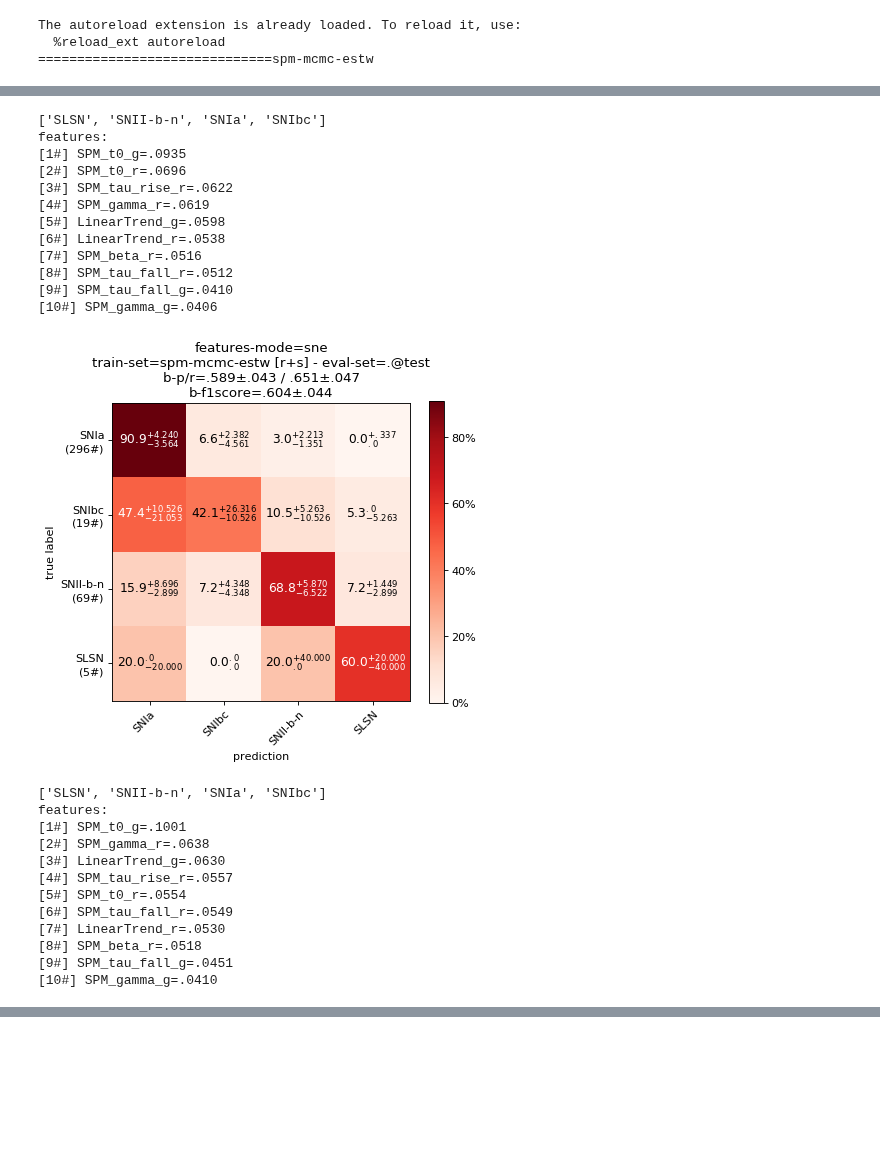
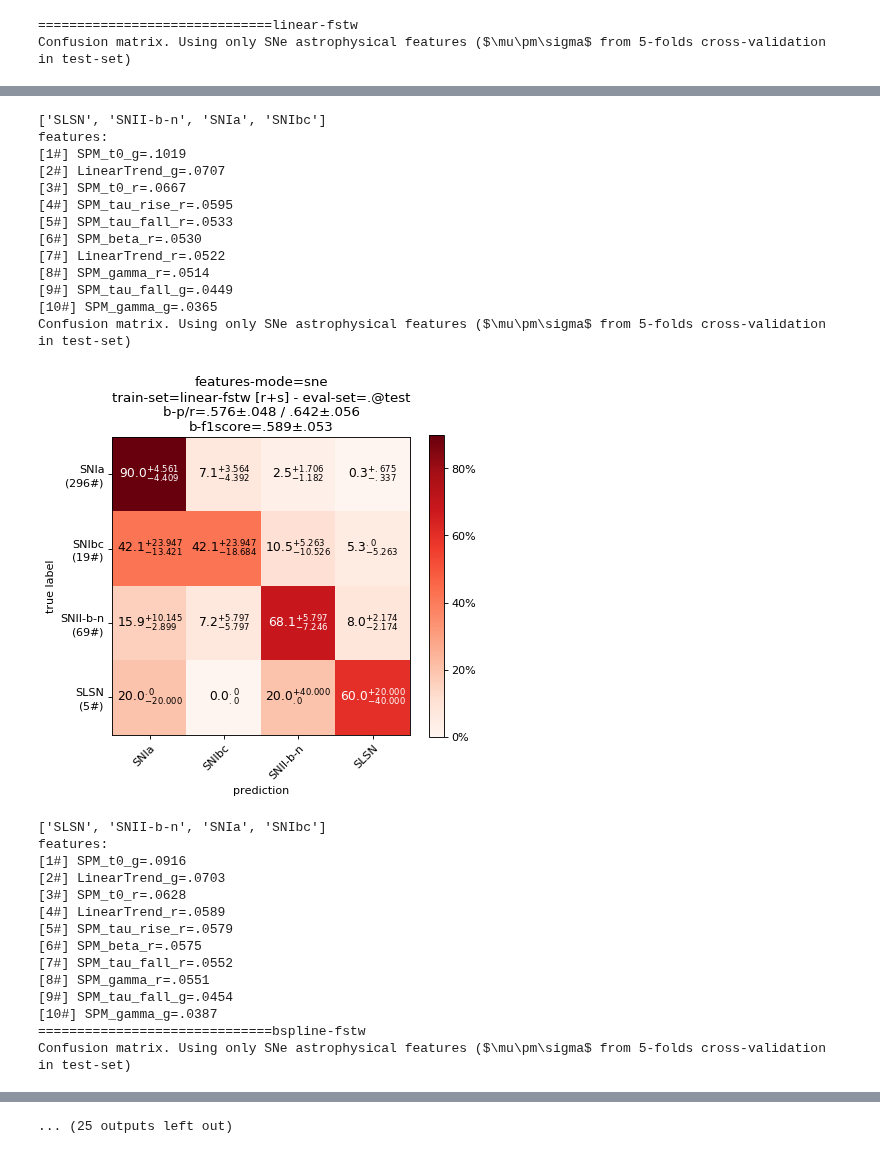
Before and after one commit to opimentel-github/astro-lightcurves-fats, a Jupyter notebook: experiments/metrics_results.ipynb, the cells around one changed output, grey strips where cells are left out. Drawn from its saved outputs; the diff is of its cells as text; code cells hidden in the pictures; blank space fills up the shorter version.

```diff
--- a/experiments/metrics_results.ipynb
+++ b/experiments/metrics_results.ipynb
@@ -13,6 +13,18 @@ import matplotlib.pyplot as plt
 from flamingchoripan.datascience.xerror import XError
 from IPython.display import display
 
+def get_kf_text(set_name, kf):
+    if kf=='.':
+        return f'($\\mu\\pm\\sigma$ from 5-folds cross-validation in {set_name}-set)'
+    else:
+        return f'($\\mu\\pm\\sigma$ from {kf} k-fold in {set_name}-set)'
+
+def get_mode_text(mode):
+    if mode=='sne':
+        return f'Using only SNe astrophysical features'
+    else:
+        return f'Using all SNe astrophysical features'
+
 mode = 'sne' # sne all
 methods = [
     'linear-fstw',
@@ -22,7 +34,7 @@ methods = [
     'spm-mle-estw',
     'spm-mcmc-estw',
 ]
-methods = ['spm-mcmc-estw']
+#methods = ['spm-mcmc-estw']
 eval_lcset_name = 'test'
 kf = '.'
 
@@ -55,6 +67,10 @@ for method in methods:
         #title += f'b-accu={accu}'+'\n'
         #ax.set_title(title[:-1])
         #print(files[0]()['features'])
+        caption = ''
+        caption += f'Confusion matrix.'
+        caption += f' {get_mode_text(mode)} {get_kf_text(eval_lcset_name, kf)}'
+        print(caption)
         plt.show()
         #assert 0
         print(class_names)
@@ -63,6 +79,5 @@ for method in methods:
         #display(df[df['_y']==0])
         #display(df[df['_y']==2])
 # %% [output]
-The autoreload extension is already loaded. To reload it, use:
-  %reload_ext autoreload
-==============================spm-mcmc-estw
+==============================linear-fstw
+Confusion matrix. Using only SNe astrophysical features ($\mu\pm\sigma$ from 5-folds cross-validation in test-set)
@@ -83,25 +99,28 @@ features:
 ['SLSN', 'SNII-b-n', 'SNIa', 'SNIbc']
 features:
-[1#] SPM_t0_g=.0935
-[2#] SPM_t0_r=.0696
-[3#] SPM_tau_rise_r=.0622
-[4#] SPM_gamma_r=.0619
-[5#] LinearTrend_g=.0598
-[6#] LinearTrend_r=.0538
-[7#] SPM_beta_r=.0516
-[8#] SPM_tau_fall_r=.0512
-[9#] SPM_tau_fall_g=.0410
-[10#] SPM_gamma_g=.0406
+[1#] SPM_t0_g=.1019
+[2#] LinearTrend_g=.0707
+[3#] SPM_t0_r=.0667
+[4#] SPM_tau_rise_r=.0595
+[5#] SPM_tau_fall_r=.0533
+[6#] SPM_beta_r=.0530
+[7#] LinearTrend_r=.0522
+[8#] SPM_gamma_r=.0514
+[9#] SPM_tau_fall_g=.0449
+[10#] SPM_gamma_g=.0365
+Confusion matrix. Using only SNe astrophysical features ($\mu\pm\sigma$ from 5-folds cross-validation in test-set)
-[figure, old version]
+[figure, new version]
 ['SLSN', 'SNII-b-n', 'SNIa', 'SNIbc']
 features:
-[1#] SPM_t0_g=.1001
-[2#] SPM_gamma_r=.0638
-[3#] LinearTrend_g=.0630
-[4#] SPM_tau_rise_r=.0557
-[5#] SPM_t0_r=.0554
-[6#] SPM_tau_fall_r=.0549
-[7#] LinearTrend_r=.0530
-[8#] SPM_beta_r=.0518
-[9#] SPM_tau_fall_g=.0451
-[10#] SPM_gamma_g=.0410
+[1#] SPM_t0_g=.0916
+[2#] LinearTrend_g=.0703
+[3#] SPM_t0_r=.0628
+[4#] LinearTrend_r=.0589
+[5#] SPM_tau_rise_r=.0579
+[6#] SPM_beta_r=.0575
+[7#] SPM_tau_fall_r=.0552
+[8#] SPM_gamma_r=.0551
+[9#] SPM_tau_fall_g=.0454
+[10#] SPM_gamma_g=.0387
+==============================bspline-fstw
+Confusion matrix. Using only SNe astrophysical features ($\mu\pm\sigma$ from 5-folds cross-validation in test-set)
@@ -108,3 +156,4 @@ features:
+... (25 outputs left out)
 # %%
 %load_ext autoreload
 %autoreload 2
```
Also changed, not shown: parts of 3 cells of this notebook.
